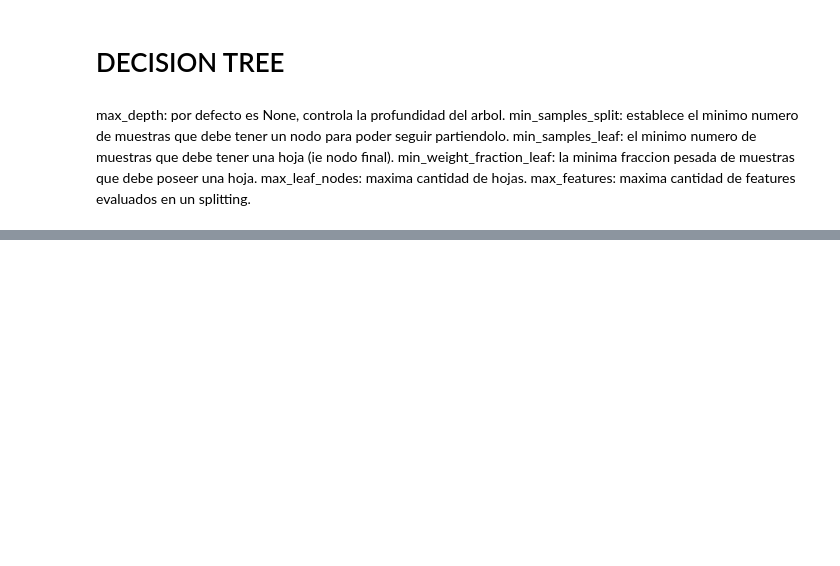
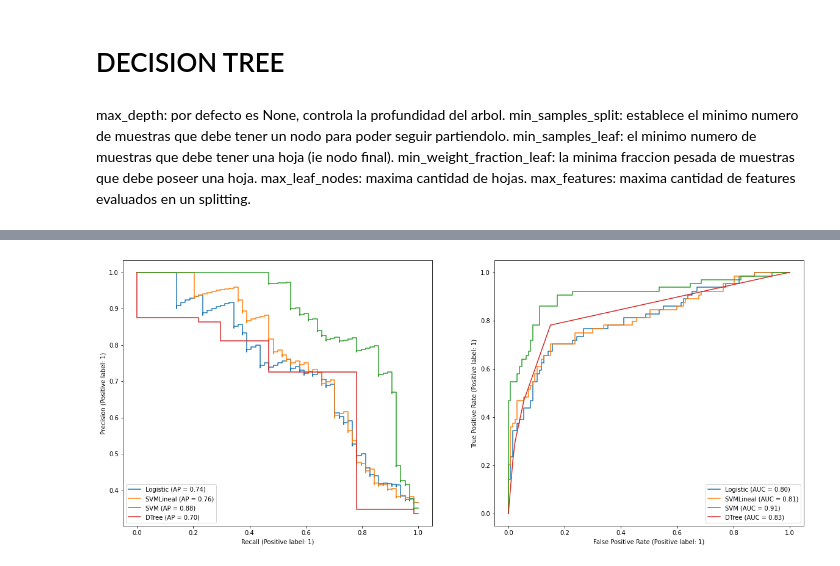
Before and after one commit to JaviCeRodriguez/Heart-Failure-ML, a Jupyter notebook: classification.ipynb, the cells around one changed output, grey strips where cells are left out. Saved outputs shown, nothing was run; the diff lists cells and outputs as text; code cells hidden in the pictures; blank space fills up the shorter version.

```diff
--- a/classification.ipynb
+++ b/classification.ipynb
@@ -279,0 +285,12 @@ plot_roc_curve(dt_model, feat_train, targ_train,ax=ax2)
+# %%
+#ESTO ESTÁ MAL PORQ ESTOY VIENDO RESULTADOS DEL GRID Y NO DEL CROSS VALIDATION
+
+fig, (ax1, ax2) = plt.subplots(1, 2, figsize=(20, 8))
+modelos = ["Logistic","SVMLineal","SVM","DTree"]
+n=0
+for modelo in [lr_model,svml_model,svm_model,dt_model]:
+    plot_precision_recall_curve(modelo, feat_train, targ_train,ax=ax1,name=modelos[n])
+    plot_roc_curve(modelo, feat_train, targ_train,ax=ax2,name=modelos[n])
+    n+=1
+# %% [output]
+[figure, added]
```
Also changed, not shown: parts of 18 cells of this notebook.
